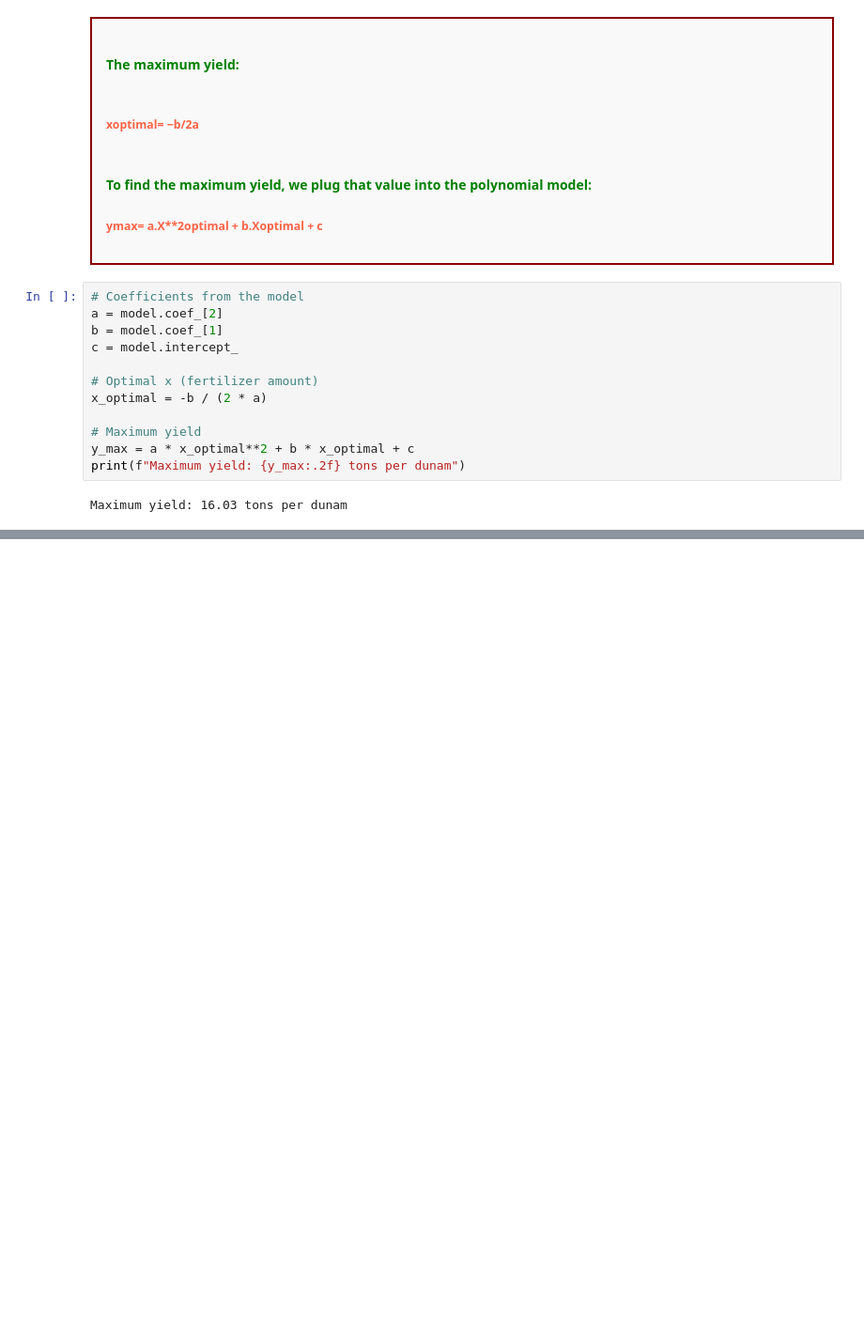
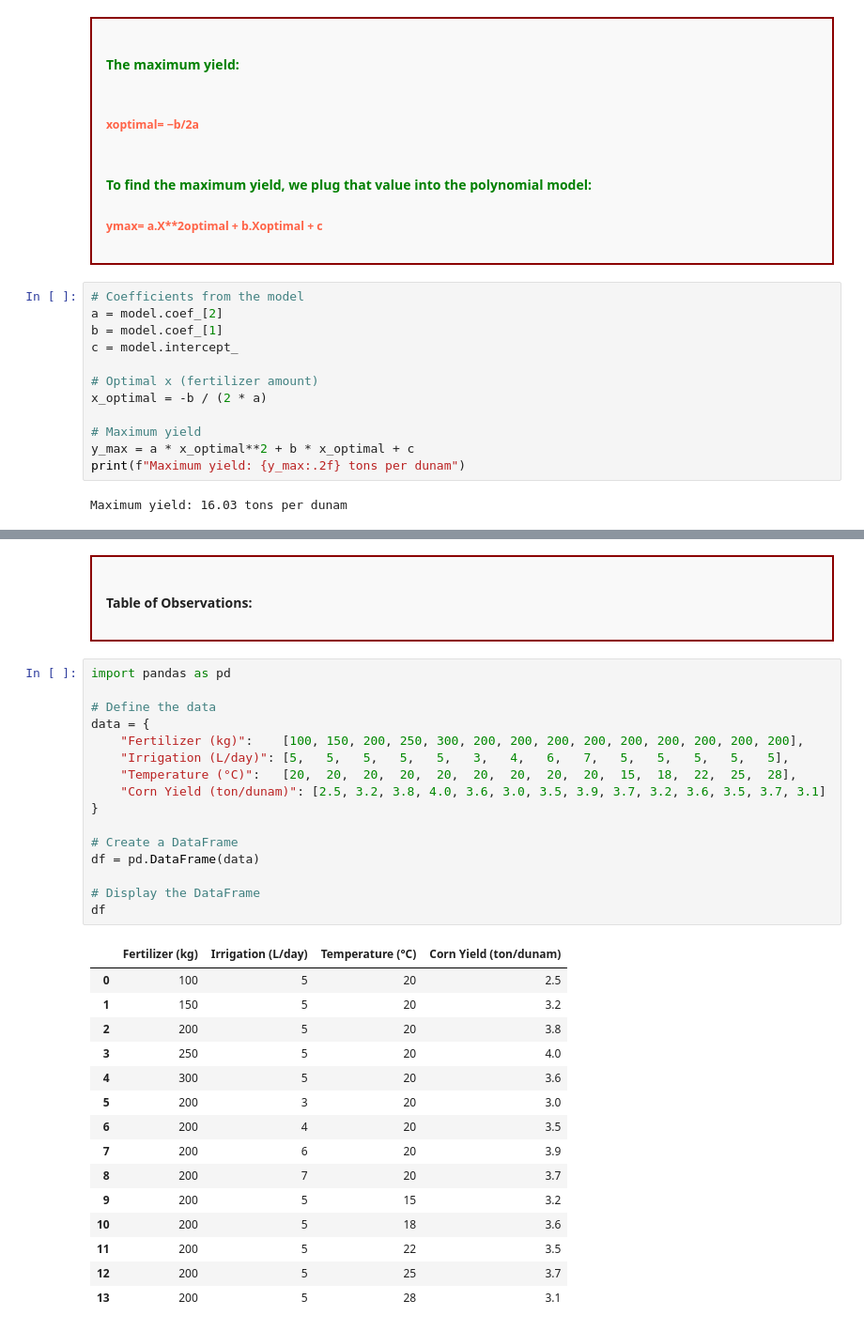
Before and after one commit to gibranacademy7/HW_10.4.2025_Polinomial_Regression, a Jupyter notebook: HW_10.4.2025_Polinomial_Regression .ipynb, the cells around one changed output, grey strips where cells are left out. Shown at 94% size. Saved outputs shown, nothing was run; the diff lists cells and outputs as text; blank space fills up the shorter version.

```diff
--- a/HW_10.4.2025_Polinomial_Regression .ipynb
+++ b/HW_10.4.2025_Polinomial_Regression .ipynb
@@ -222,0 +243,38 @@ Maximum yield: 16.03 tons per dunam
+# %% [markdown]
+
+<div style="border: 2px solid Darkred; padding: 15px; background-color: #f9f9f9;">
+    <h4 style="color: dark gray;">
+        <strong>
+Table of Observations:
+# %%
+import pandas as pd
+
+# Define the data
+data = {
+    "Fertilizer (kg)":    [100, 150, 200, 250, 300, 200, 200, 200, 200, 200, 200, 200, 200, 200],
+    "Irrigation (L/day)": [5,   5,   5,   5,   5,   3,   4,   6,   7,   5,   5,   5,   5,   5],
+    "Temperature (°C)":   [20,  20,  20,  20,  20,  20,  20,  20,  20,  15,  18,  22,  25,  28],
+    "Corn Yield (ton/dunam)": [2.5, 3.2, 3.8, 4.0, 3.6, 3.0, 3.5, 3.9, 3.7, 3.2, 3.6, 3.5, 3.7, 3.1]
+}
+
+# Create a DataFrame
+df = pd.DataFrame(data)
+
+# Display the DataFrame
+df
+# %% [output]
+|  | Fertilizer (kg) | Irrigation (L/day) | Temperature (°C) | Corn Yield (ton/dunam) |
+| 0 | 100 | 5 | 20 | 2.5 |
+| 1 | 150 | 5 | 20 | 3.2 |
+| 2 | 200 | 5 | 20 | 3.8 |
+| 3 | 250 | 5 | 20 | 4.0 |
+| 4 | 300 | 5 | 20 | 3.6 |
+| 5 | 200 | 3 | 20 | 3.0 |
+| 6 | 200 | 4 | 20 | 3.5 |
+| 7 | 200 | 6 | 20 | 3.9 |
+| 8 | 200 | 7 | 20 | 3.7 |
+| 9 | 200 | 5 | 15 | 3.2 |
+| 10 | 200 | 5 | 18 | 3.6 |
+| 11 | 200 | 5 | 22 | 3.5 |
+| 12 | 200 | 5 | 25 | 3.7 |
+| 13 | 200 | 5 | 28 | 3.1 |
```
Also changed, not shown: parts of 25 cells of this notebook.
